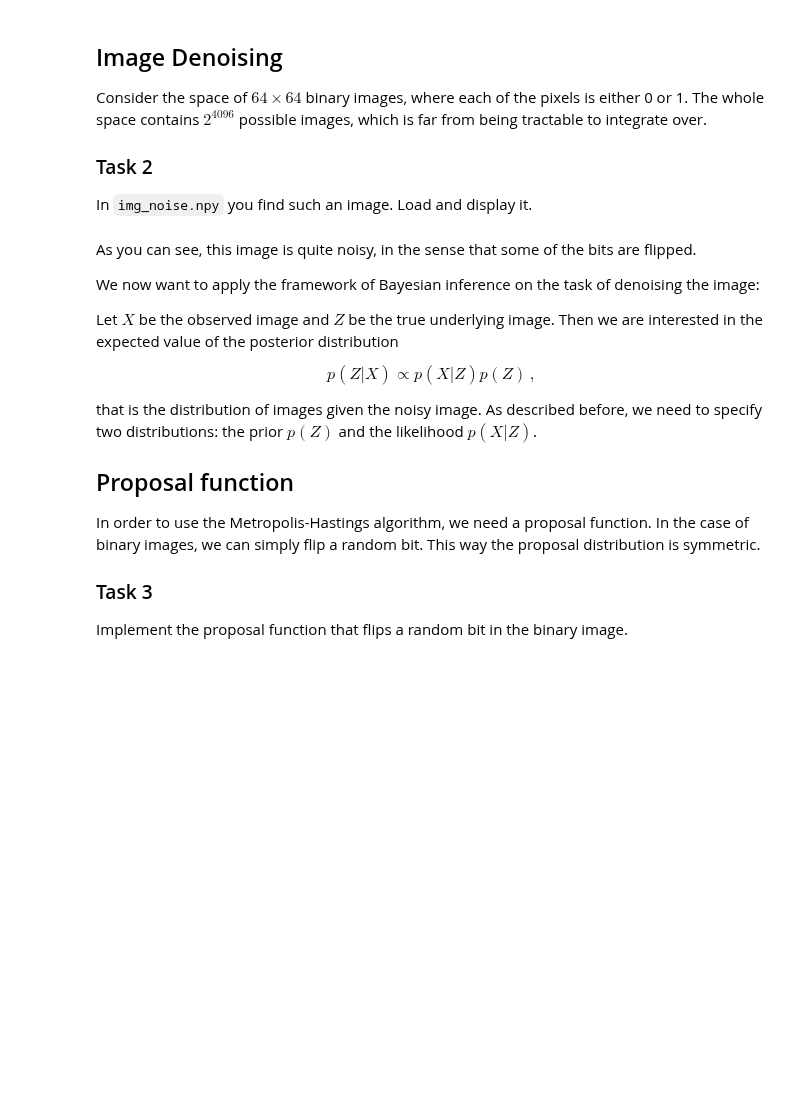
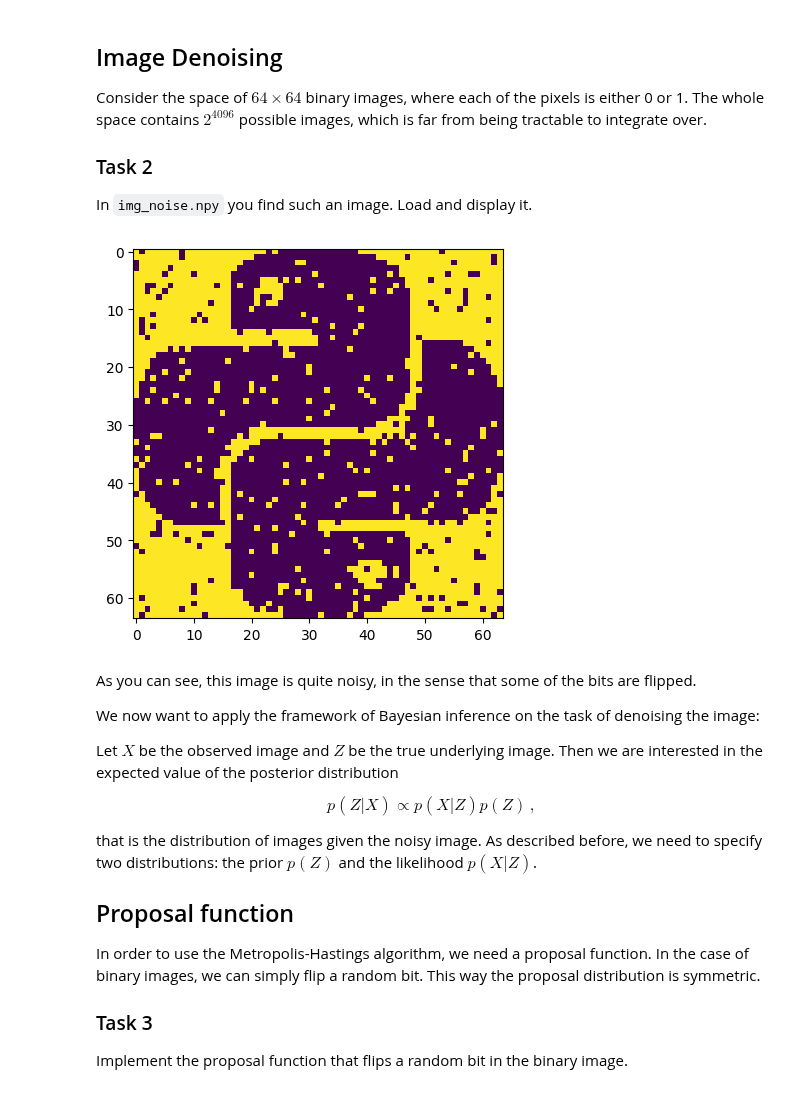
Before and after one commit to eichelb4rt/GM-LAB, a Jupyter notebook: exercise10/exercise10.ipynb, the cells around one changed output. Drawn from its saved outputs; the diff is of its cells as text; code cells hidden in the pictures; blank space fills up the shorter version.

```diff
--- a/exercise10/exercise10.ipynb
+++ b/exercise10/exercise10.ipynb
@@ -165,6 +199,11 @@ Consider the space of $64\times64$ binary images, where each of the pixels is ei
 In `img_noise.npy` you find such an image. Load and display it.
 # %%
 # TODO: load and display
+img_noise = np.load("img_noise.npy")
+plt.imshow(img_noise)
+plt.show()
+# %% [output]
+[figure, added]
 # %% [markdown]
 As you can see, this image is quite noisy, in the sense that some of the bits are flipped.
 
```
Also changed, not shown: parts of 7 cells of this notebook.
